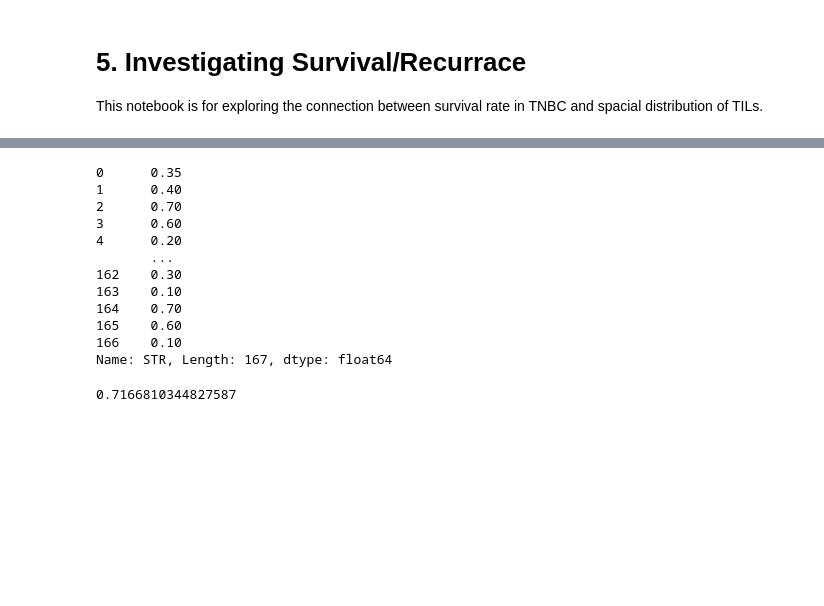
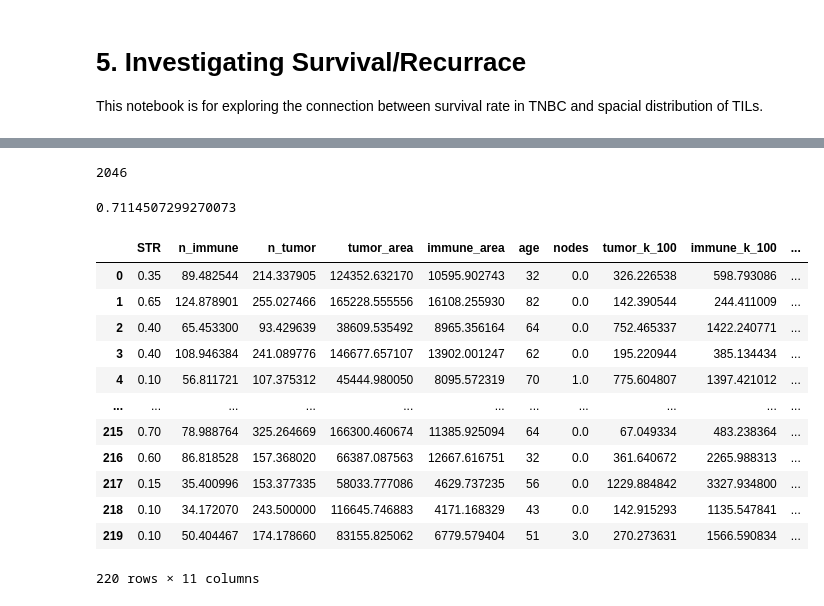
Before and after one commit to karvla/histosnet, a Jupyter notebook: notebooks/5. Investigating Survival.ipynb, the cells around one changed output, grey strips where cells are left out. Saved outputs shown, nothing was run; the diff lists cells and outputs as text; code cells hidden in the pictures; blank space fills up the shorter version.

```diff
--- a/notebooks/5. Investigating Survival.ipynb
+++ b/notebooks/5. Investigating Survival.ipynb
@@ -347,15 +350,19 @@ features = [
     "immune_area",
     "age",
     "nodes",
+    'tumor_k_100',
+    'immune_k_100',
+    "t_tils_100",
+    "s_tils_100",
 ]
 
-features.extend([
-    c for c in df_all.columns
-    if c.startswith("tumor_k")
-    or c.startswith("immune_k")
-    or c.startswith("t_tils")
-    or c.startswith("s_tils")
-])
+#features.extend([
+#    c for c in df_all.columns
+#    if c.startswith("tumor_k")
+#    or c.startswith("immune_k")
+#    or c.startswith("t_tils")
+#    or c.startswith("s_tils")
+#])
 
 pd.options.mode.chained_assignment = None
 
@@ -371,8 +378,7 @@ def try_interactions(data, features, group, n_features = [1]):
         f = list(f)
         nona = data[f + [group]].dropna()
         y = nona[group]
-        X = _add_intercept(nona[f])
-        #X = nona[f]
+        X = nona[f]
         true, pred, results = cross_validation(y, X, logit)
         auc = roc_auc_score(true, pred)
         fpr, tpr, thresholds = roc_curve(true, pred)
@@ -425,22 +431,27 @@ df_all[features[:2]].corr().iloc[0,1]
+# %%
+len(list(chain(*[combinations(features, i) for i in range(1,len(features))])))
+# %% [output]
+2046
+# %%
+auc_formula(df_all[df_all["treated"]], f"distant_relapse ~ n_immune")
+# %% [output]
+0.7114507299270073
 # %%
-df_all["STR"]
+df_all[features]
 # %% [output]
+|  | STR | n_immune | n_tumor | tumor_area | immune_area | age | nodes | tumor_k_100 | immune_k_100 | ... |
+| 0 | 0.35 | 89.482544 | 214.337905 | 124352.632170 | 10595.902743 | 32 | 0.0 | 326.226538 | 598.793086 | ... |
+| 1 | 0.65 | 124.878901 | 255.027466 | 165228.555556 | 16108.255930 | 82 | 0.0 | 142.390544 | 244.411009 | ... |
+| 2 | 0.40 | 65.453300 | 93.429639 | 38609.535492 | 8965.356164 | 64 | 0.0 | 752.465337 | 1422.240771 | ... |
+| 3 | 0.40 | 108.946384 | 241.089776 | 146677.657107 | 13902.001247 | 62 | 0.0 | 195.220944 | 385.134434 | ... |
+| 4 | 0.10 | 56.811721 | 107.375312 | 45444.980050 | 8095.572319 | 70 | 1.0 | 775.604807 | 1397.421012 | ... |
+| ... | ... | ... | ... | ... | ... | ... | ... | ... | ... | ... |
+| 215 | 0.70 | 78.988764 | 325.264669 | 166300.460674 | 11385.925094 | 64 | 0.0 | 67.049334 | 483.238364 | ... |
+| 216 | 0.60 | 86.818528 | 157.368020 | 66387.087563 | 12667.616751 | 32 | 0.0 | 361.640672 | 2265.988313 | ... |
+| 217 | 0.15 | 35.400996 | 153.377335 | 58033.777086 | 4629.737235 | 56 | 0.0 | 1229.884842 | 3327.934800 | ... |
+| 218 | 0.10 | 34.172070 | 243.500000 | 116645.746883 | 4171.168329 | 43 | 0.0 | 142.915293 | 1135.547841 | ... |
+| 219 | 0.10 | 50.404467 | 174.178660 | 83155.825062 | 6779.579404 | 51 | 3.0 | 270.273631 | 1566.590834 | ... |
-0      0.35
-1      0.40
-2      0.70
-3      0.60
-4      0.20
-       ...
-162    0.30
-163    0.10
-164    0.70
-165    0.60
-166    0.10
-Name: STR, Length: 167, dtype: float64
+220 rows × 11 columns
-# %%
-auc_formula(df_all[df_all["treated"]], f"local_relapse ~ immune_area")
-# %% [output]
-0.7166810344827587
 # %%
 def select_features(df, target, treated):
     df = df[df["treated"] == int(treated)]
```
Also changed, not shown: parts of 21 cells of this notebook.
